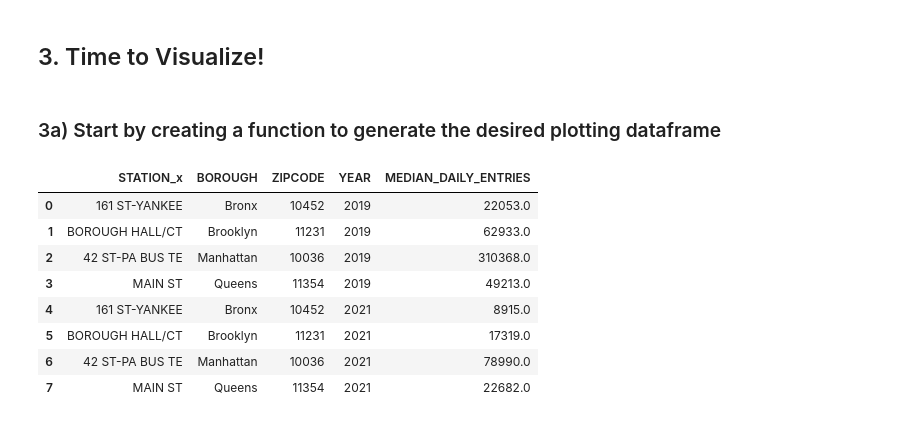
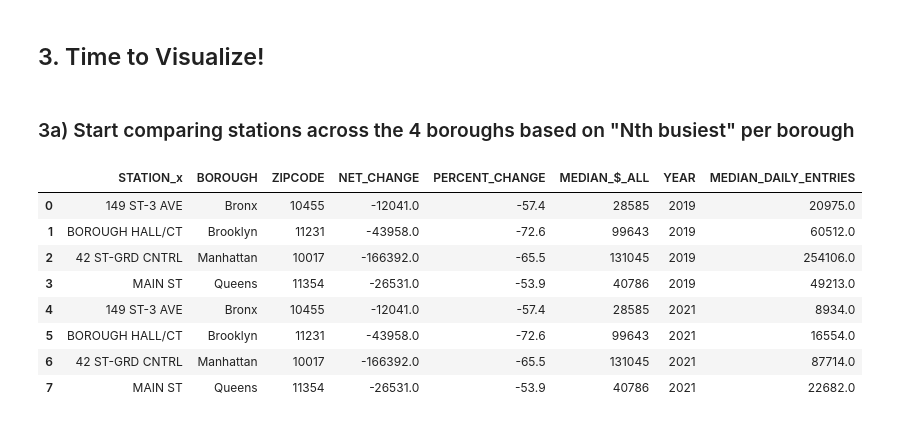
Before and after one commit to georgepappy/eda, a Jupyter notebook: Project_Notebook_Visualizations.ipynb, the cells around one changed output. Drawn from its saved outputs; the diff is of its cells as text; code cells hidden in the pictures.

Commit message:
New visualization notebook, modified data cleaning notebook, new csv data files.

```diff
--- a/Project_Notebook_Visualizations.ipynb
+++ b/Project_Notebook_Visualizations.ipynb
@@ -414,9 +502,0 @@ Name: 29, dtype: object
-# %%
-# ZIPCODE 10107 is not in the Census data; a map lookup indicates that it's a special carve-out of
-#   ZIPCODE 10019, so we'll change the associated station's zipcode to 10019
-
-print(10107 in median_income_zipcodes['ZIPCODE'].unique())
-print(10019 in median_income_zipcodes['ZIPCODE'].unique())
-
-compare_2019_21_weekdays.loc[45,'ZIPCODE'] = 10019
-compare_2019_21_weekdays.loc[45,]
@@ -445,8 +506,8 @@ Name: 45, dtype: object
 print(10115 in median_income_zipcodes['ZIPCODE'].unique())
 print(10025 in median_income_zipcodes['ZIPCODE'].unique())
 
-compare_2019_21_weekdays.loc[211,'ZIPCODE'] = 10025
-compare_2019_21_weekdays.loc[211,]
+compare_2019_21_weekdays.loc[233,'ZIPCODE'] = 10025
+compare_2019_21_weekdays.loc[233,]
 # %% [output]
 False
 True
@@ -469,7 +532,7 @@ Name: 211, dtype: object
 # %% [markdown]
 #### Okay, drop the median income columns and run the merge again
 # %%
-compare_2019_21_weekdays.drop(columns=['MEDIAN_INCOME_ALL_ZIP', 'MEDIAN_INCOME_FAMILIES_ZIP'],
+compare_2019_21_weekdays.drop(columns=['MEDIAN_$_ALL', 'MEDIAN_$_FAMILIES'],
                               inplace=True)
 
 print(compare_2019_21_weekdays.shape)
@@ -734,7 +797,7 @@ display(compare_2019_21_weekends_queens.tail())
 # %% [markdown]
 ## 3. Time to Visualize!
-# %% [markdown]
-### 3a) Start by creating a function to generate the desired plotting dataframe
+# %% [markdown]
+### 3a) Start comparing stations across the 4 boroughs based on "Nth busiest" per borough
 # %%
 def N_thru_M_per_borough(N=0, M=0, weekdays=True):
     '''
@@ -785,17 +848,18 @@ max_per_borough = N_thru_M_per_borough(0,0)
 # Figured out how to do courtesy of this post:
 #   https://stackoverflow.com/questions/51882279/seaborn-barplot-with-two-y-axis
 
-plot_df = pd.melt(max_per_borough, id_vars=['STATION_x', 'BOROUGH', 'ZIPCODE'],\
+plot_df1 = pd.melt(max_per_borough, id_vars=['STATION_x', 'BOROUGH', 'ZIPCODE', 'NET_CHANGE',
+                                             'PERCENT_CHANGE', 'MEDIAN_$_ALL'],\
                            var_name='YEAR', value_name='MEDIAN_DAILY_ENTRIES').iloc[32:40].reset_index(drop=True)
 # %%
-plot_df
+plot_df1
 # %% [output]
-|  | STATION_x | BOROUGH | ZIPCODE | YEAR | MEDIAN_DAILY_ENTRIES |
-| 0 | 161 ST-YANKEE | Bronx | 10452 | 2019 | 22053.0 |
-| 1 | BOROUGH HALL/CT | Brooklyn | 11231 | 2019 | 62933.0 |
-| 2 | 42 ST-PA BUS TE | Manhattan | 10036 | 2019 | 310368.0 |
-| 3 | MAIN ST | Queens | 11354 | 2019 | 49213.0 |
-| 4 | 161 ST-YANKEE | Bronx | 10452 | 2021 | 8915.0 |
-| 5 | BOROUGH HALL/CT | Brooklyn | 11231 | 2021 | 17319.0 |
-| 6 | 42 ST-PA BUS TE | Manhattan | 10036 | 2021 | 78990.0 |
-| 7 | MAIN ST | Queens | 11354 | 2021 | 22682.0 |
+|  | STATION_x | BOROUGH | ZIPCODE | NET_CHANGE | PERCENT_CHANGE | MEDIAN_$_ALL | YEAR | MEDIAN_DAILY_ENTRIES |
+| 0 | 149 ST-3 AVE | Bronx | 10455 | -12041.0 | -57.4 | 28585 | 2019 | 20975.0 |
+| 1 | BOROUGH HALL/CT | Brooklyn | 11231 | -43958.0 | -72.6 | 99643 | 2019 | 60512.0 |
+| 2 | 42 ST-GRD CNTRL | Manhattan | 10017 | -166392.0 | -65.5 | 131045 | 2019 | 254106.0 |
+| 3 | MAIN ST | Queens | 11354 | -26531.0 | -53.9 | 40786 | 2019 | 49213.0 |
+| 4 | 149 ST-3 AVE | Bronx | 10455 | -12041.0 | -57.4 | 28585 | 2021 | 8934.0 |
+| 5 | BOROUGH HALL/CT | Brooklyn | 11231 | -43958.0 | -72.6 | 99643 | 2021 | 16554.0 |
+| 6 | 42 ST-GRD CNTRL | Manhattan | 10017 | -166392.0 | -65.5 | 131045 | 2021 | 87714.0 |
+| 7 | MAIN ST | Queens | 11354 | -26531.0 | -53.9 | 40786 | 2021 | 22682.0 |
```
Also changed, not shown: parts of 110 cells of this notebook, 4 other files.
